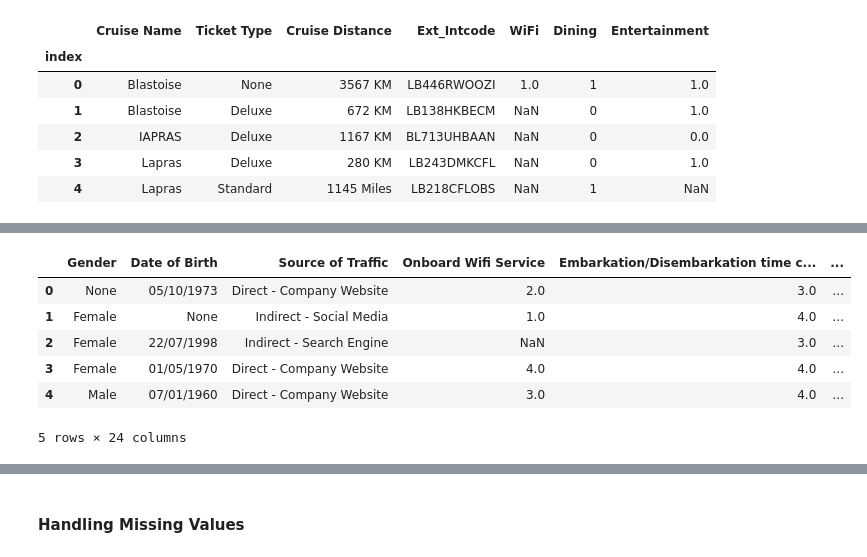
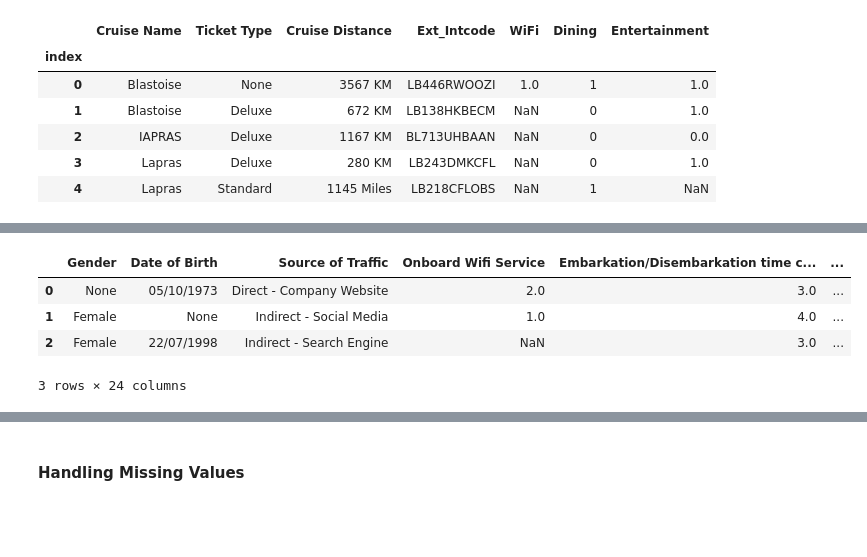
Before and after one commit to jaspereap/machine-learning-pipeline, a Jupyter notebook: eda.ipynb, the cells around one changed output, grey strips where cells are left out. Cells and saved outputs as stored; diff of their text form; code cells hidden in the pictures; blank space fills up the shorter version.

```diff
--- a/eda.ipynb
+++ b/eda.ipynb
@@ -255,12 +248,10 @@ for column in encode_columns:
     merged_data[column] = merged_data[column].map(scale_map)
 # %%
 # Show part of the resulting dataframe
-merged_data.head()
+merged_data.head(3)
 # %% [output]
 |  | Gender | Date of Birth | Source of Traffic | Onboard Wifi Service | Embarkation/Disembarkation time c... | ... |
 | 0 | None | 05/10/1973 | Direct - Company Website | 2.0 | 3.0 | ... |
 | 1 | Female | None | Indirect - Social Media | 1.0 | 4.0 | ... |
 | 2 | Female | 22/07/1998 | Indirect - Search Engine | NaN | 3.0 | ... |
-| 3 | Female | 01/05/1970 | Direct - Company Website | 4.0 | 4.0 | ... |
-| 4 | Male | 07/01/1960 | Direct - Company Website | 3.0 | 4.0 | ... |
-5 rows × 24 columns
+3 rows × 24 columns
```
Also changed, not shown: parts of 21 cells of this notebook.
